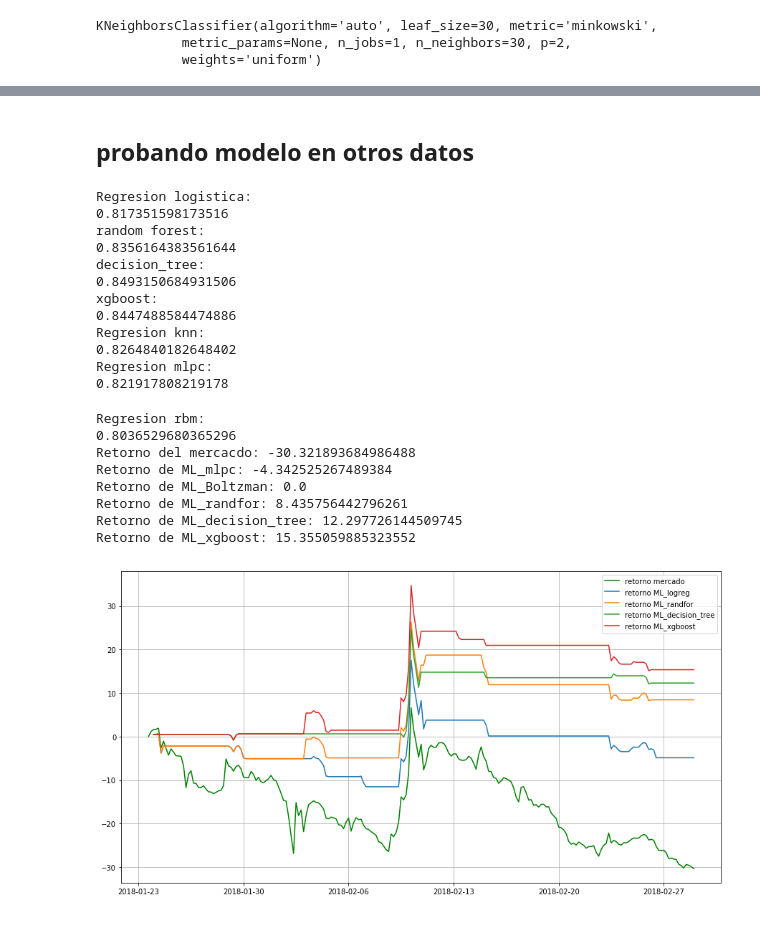
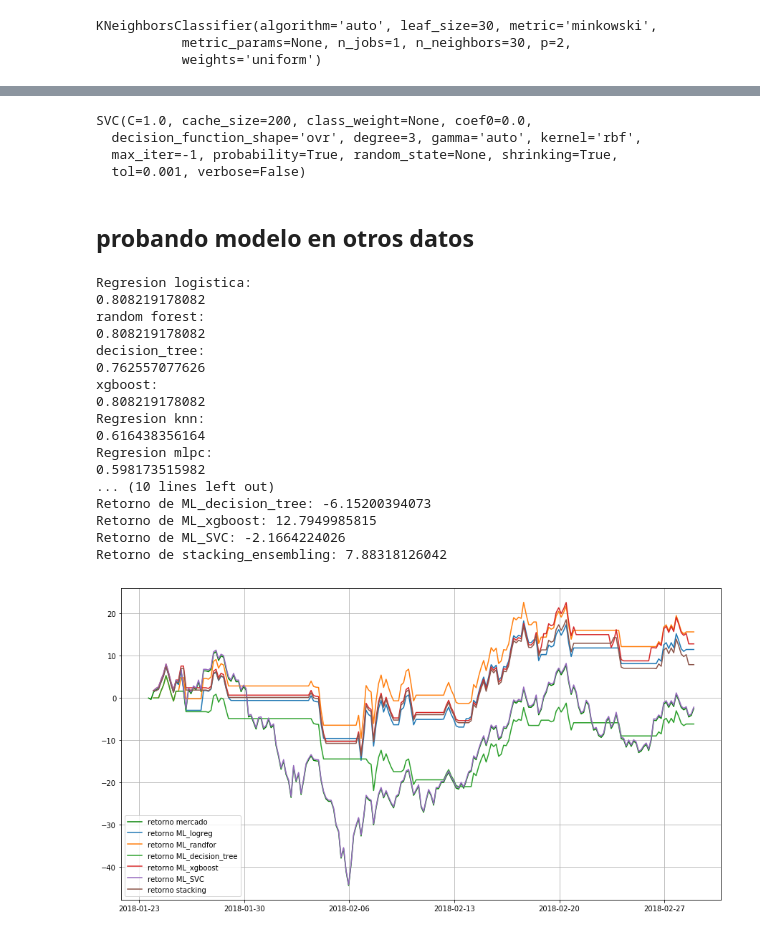
Before and after one commit to ADCryptoSolutions/adcb, a Jupyter notebook: ML strategy.ipynb, the cells around one changed output, grey strips where cells are left out. Cells and saved outputs as stored; diff of their text form; code cells hidden in the pictures.

Commit message:
Se corre stacking con éxito y se prueba en notebook ML strategy
Se intenta optimizar el parámetro kernel de SVC pero por alguna razón consume muchos recursos

```diff
--- a/ML strategy.ipynb
+++ b/ML strategy.ipynb
@@ -272,8 +257,8 @@ mlpc.fit(train[features],train["ideal_w"])
 
 # BernoulliRBM
 
-#rbm = BernoulliRBM()
-#logistic = LogisticRegression()
-#classifier = Pipeline([("rbm",rbm),("logistic",logistic)])
-#classifier.fit(train[features],train["ideal_w"])
+rbm = BernoulliRBM()
+logistic = LogisticRegression()
+classifier = Pipeline([("rbm",rbm),("logistic",logistic)])
+classifier.fit(train[features],train["ideal_w"])
 # %% [output]
@@ -287,3 +271,22 @@ MLPClassifier(activation='relu', alpha=0.0001, batch_size='auto', beta_1=0.9,
+# %%
+# suport vector classifier
+
+svc = SVC(probability=True)
+svc.fit(train[features],train["ideal_w"])
+# %% [output]
+SVC(C=1.0, cache_size=200, class_weight=None, coef0=0.0,
+  decision_function_shape='ovr', degree=3, gamma='auto', kernel='rbf',
+  max_iter=-1, probability=True, random_state=None, shrinking=True,
+  tol=0.001, verbose=False)
+# %%
+# stacking
+from mlxtend.classifier import EnsembleVoteClassifier
+
+eclf = EnsembleVoteClassifier(clfs=[random_forest, decision_tree, xgb, svc],
+                              weights=[1, 1, 1, 1], voting='soft')
+
+eclf.fit(train[features],train["ideal_w"])
+pre = eclf.predict(test[features])
 # %% [markdown]
 ## probando modelo en otros datos
 # %%
@@ -364,6 +367,24 @@ w9["orders"] = orders(w9["w"])
 w9["w"] = w9["w"].shift(1)
 relativeReturn9, v9 = profit(w9)
 
+# SVC
+print "SVC:"
+w_pred11 = svc.predict(test[features])
+print accuracy_score(test["ideal_w"], w_pred11)
+
+w11 = pd.DataFrame(data={"w":w_pred11,"price":test["close"]})
+w11["orders"] = orders(w11["w"])
+w11["w"] = w11["w"].shift(1)
+relativeReturn11, v11 = profit(w11)
+
+# Stacking
+print "Stacking"
+print accuracy_score(test["ideal_w"], pre)
+w10 = pd.DataFrame(data={"w":pre,"price":test["close"]})
+w10["orders"] = orders(w10["w"])
+w10["w"] = w10["w"].shift(1)
+relativeReturn10, v10 = profit(w10)
+
 
 print 'Retorno del mercacdo: %s'%(marketReturn2)
 """
@@ -374,48 +395,50 @@ print 'Retorno de ML_logreg: %s'%(relativeReturn5*100)
 print 'Retorno de ML_randfor: %s'%(relativeReturn6*100)
 print 'Retorno de ML_knn: %s'%(relativeReturn7*100)
 """
 print 'Retorno de ML_mlpc: %s'%(relativeReturn8*100)
 print 'Retorno de ML_Boltzman: %s'%(relativeReturn9*100)
 print 'Retorno de ML_randfor: %s'%(relativeReturn6*100)
 print 'Retorno de ML_decision_tree: %s'%(relativeReturn62*100)
 print 'Retorno de ML_xgboost: %s'%(relativeReturn63*100)
+print 'Retorno de ML_SVC: %s'%(relativeReturn11*100)
+print 'Retorno de stacking_ensembling: %s'%(relativeReturn10*100)
 
 plt.plot(df.index[int(len(data)*per):],cum_return2*100,'g', label='retorno mercado')
 #plt.plot(df.index[int(len(data)*per):],vTest*100,'y',label='retorno EMA_5vsSMA_13')
 #plt.plot(df.index[int(len(data)*per):],v3Test*100,'b',label='retorno SMA_20')
 #plt.plot(df.index[int(len(data)*per):],v2Test*100,'r',label='retorno EMA_5')
 plt.plot(df.index[int(len(data)*per):],v5*100,label='retorno ML_logreg')
 plt.plot(df.index[int(len(data)*per):],v6*100,label='retorno ML_randfor')
 plt.plot(df.index[int(len(data)*per):],v62*100,label='retorno ML_decision_tree')
 plt.plot(df.index[int(len(data)*per):],v63*100,label='retorno ML_xgboost')
+plt.plot(df.index[int(len(data)*per):],v11*100,label='retorno ML_SVC')
+plt.plot(df.index[int(len(data)*per):],v10*100,label='retorno stacking')
+
 #plt.plot(df.index[int(len(data)*per):],v7*100,label='retorno ML_knn')
 #plt.plot(df.index[int(len(data)*per):],v8*100,label='retorno ML_mlcp')
 #plt.plot(df.index[int(len(data)*per):],v9*100,label='retorno ML_Botzman')
 
 plt.legend(loc='best')
 plt.grid()
 # %% [output]
 Regresion logistica:
-0.817351598173516
+0.808219178082
 random forest:
-0.8356164383561644
+0.808219178082
 decision_tree:
-0.8493150684931506
+0.762557077626
 xgboost:
-0.8447488584474886
+0.808219178082
 Regresion knn:
-0.8264840182648402
+0.616438356164
 Regresion mlpc:
-0.821917808219178
+0.598173515982
+... (10 lines left out)
+Retorno de ML_decision_tree: -6.15200394073
+Retorno de ML_xgboost: 12.7949985815
+Retorno de ML_SVC: -2.1664224026
+Retorno de stacking_ensembling: 7.88318126042
-Regresion rbm:
-0.8036529680365296
-Retorno del mercacdo: -30.321893684986488
-Retorno de ML_mlpc: -4.342525267489384
-Retorno de ML_Boltzman: 0.0
-Retorno de ML_randfor: 8.435756442796261
-Retorno de ML_decision_tree: 12.297726144509745
-Retorno de ML_xgboost: 15.355059885323552
-[figure, old version]
+[figure, new version]
 # %%
 w5.tail()
 # %% [output]
```
Also changed, not shown: parts of 11 cells of this notebook, 2 other files.
